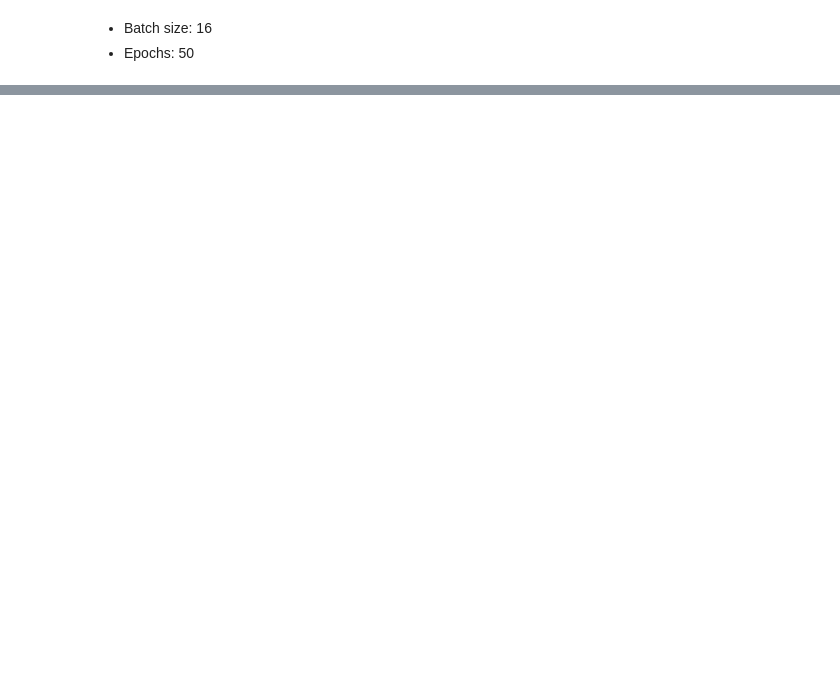
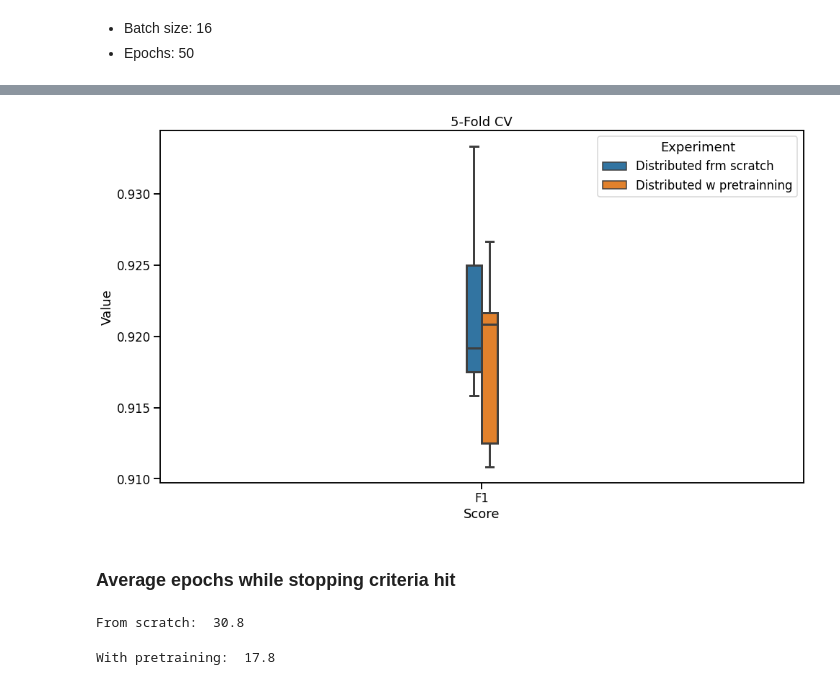
Before and after one commit to trendscenter/dinunet_implementations_gpu, a Jupyter notebook: NB.ipynb, the cells around one changed output, grey strips where cells are left out. Drawn from its saved outputs; the diff is of its cells as text; code cells hidden in the pictures; blank space fills up the shorter version.

```diff
--- a/NB.ipynb
+++ b/NB.ipynb
@@ -86,0 +90,40 @@ plt.imshow(i.array, 'gray')
+# %%
+scores, epochs_sc = [['Experiment','Score','Value']], []
+epochs_dist = []
+for s in range(5):
+    prfa = open(f'{base_frm_scratch}/fold_{s}/test_metrics.csv').readlines()[1]
+    prfa = prfa.strip().split(',')
+    _, f1,a, _, _ = [float(a) for a in prfa]
+    scores.append(['Distributed frm scratch', 'F1', f1])
+
+    log = json.loads(open(f'{base_frm_scratch}/fold_{s}/logs.json').read())
+    epochs_sc.append((log['best_val_epoch']))
+# %%
+epochs_pt = []
+for s in range(5):
+    prfa = open(f'{base_pretrained}/fold_{s}/test_metrics.csv').readlines()[1]
+    prfa = prfa.strip().split(',')
+    _, f1,a, _, _ = [float(a) for a in prfa]
+    scores.append(['Distributed w pretrainning', 'F1', f1])
+
+    log = json.loads(open(f'{base_pretrained}/fold_{s}/logs.json').read())
+    epochs_pt.append((log['best_val_epoch']))
+# %%
+df = pd.DataFrame(scores[1:], columns=scores[0])
+plt.rcParams['figure.figsize'] = 16, 9
+sns.set_context("talk")
+plt.title('5-Fold CV')
+ax = sns.boxplot(x='Score', y='Value', hue='Experiment',
+                 data=df, linewidth=3, dodge=True, width=0.05)
+# %% [output]
+[figure, added]
+# %% [markdown]
+### Average epochs while stopping criteria hit
+# %%
+print('From scratch: ', sum(epochs_sc)/len(epochs_sc))
+# %% [output]
+From scratch:  30.8
+# %%
+print('With pretraining: ', sum(epochs_pt)/len(epochs_pt))
+# %% [output]
+With pretraining:  17.8
```
Also changed, not shown: parts of 25 cells of this notebook.
